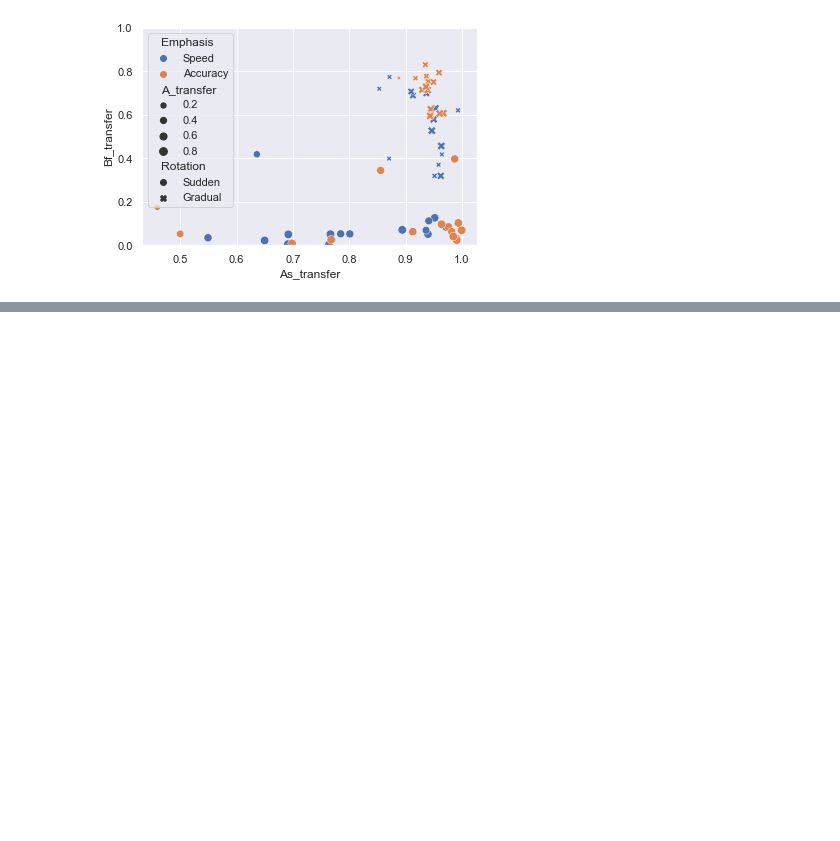
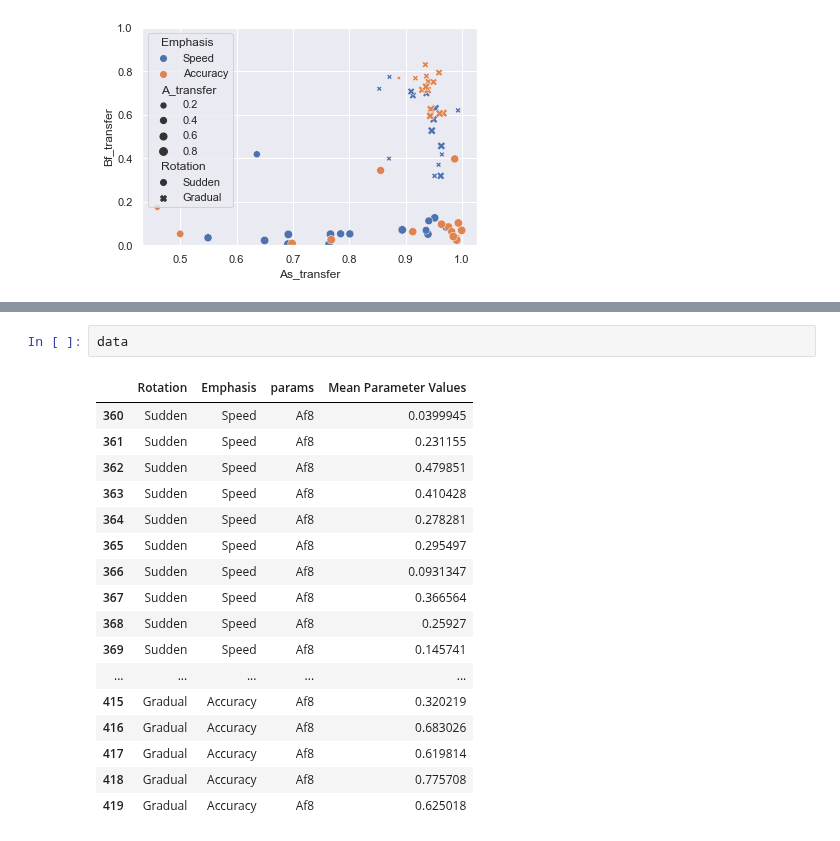
Before and after one commit to tejas-savalia/Lab-Codes, a Jupyter notebook: Psychtoolbox/Visuomotor_Adaptation_Tablet/python_scripts/parameter_comparison.ipynb, the cells around one changed output, grey strips where cells are left out. Saved outputs shown, nothing was run; the diff lists cells and outputs as text; blank space fills up the shorter version.

```diff
--- a/Psychtoolbox/Visuomotor_Adaptation_Tablet/python_scripts/parameter_comparison.ipynb
+++ b/Psychtoolbox/Visuomotor_Adaptation_Tablet/python_scripts/parameter_comparison.ipynb
@@ -87,0 +109,20 @@ g.savefig('parameters.png', dpi = 600)
+# %%
+data
+# %% [output]
+|  | Rotation | Emphasis | params | Mean Parameter Values |
+| 360 | Sudden | Speed | Af8 | 0.0399945 |
+| 361 | Sudden | Speed | Af8 | 0.231155 |
+| 362 | Sudden | Speed | Af8 | 0.479851 |
+| 363 | Sudden | Speed | Af8 | 0.410428 |
+| 364 | Sudden | Speed | Af8 | 0.278281 |
+| 365 | Sudden | Speed | Af8 | 0.295497 |
+| 366 | Sudden | Speed | Af8 | 0.0931347 |
+| 367 | Sudden | Speed | Af8 | 0.366564 |
+| 368 | Sudden | Speed | Af8 | 0.25927 |
+| 369 | Sudden | Speed | Af8 | 0.145741 |
+| ... | ... | ... | ... | ... |
+| 415 | Gradual | Accuracy | Af8 | 0.320219 |
+| 416 | Gradual | Accuracy | Af8 | 0.683026 |
+| 417 | Gradual | Accuracy | Af8 | 0.619814 |
+| 418 | Gradual | Accuracy | Af8 | 0.775708 |
+| 419 | Gradual | Accuracy | Af8 | 0.625018 |
```
Also changed, not shown: parts of 8 cells of this notebook.
